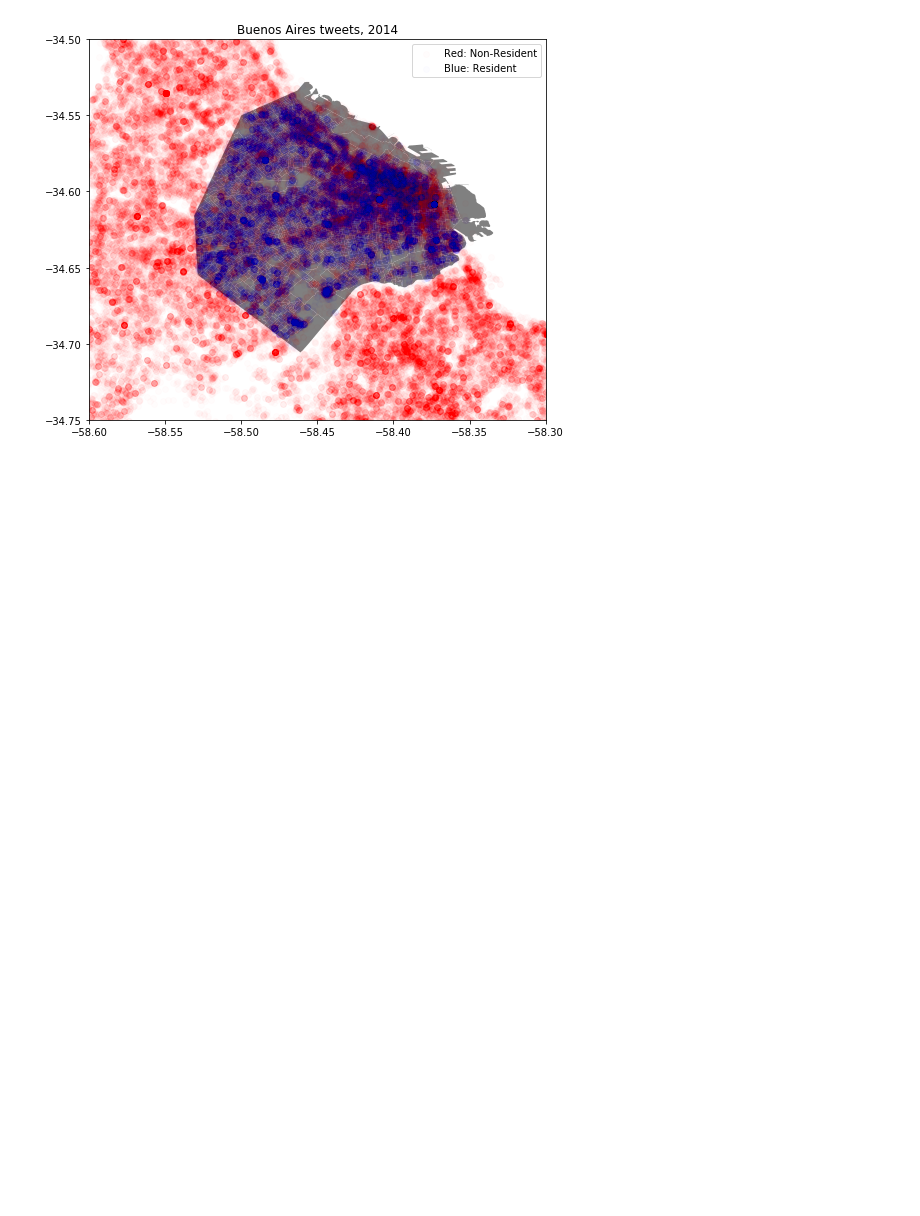
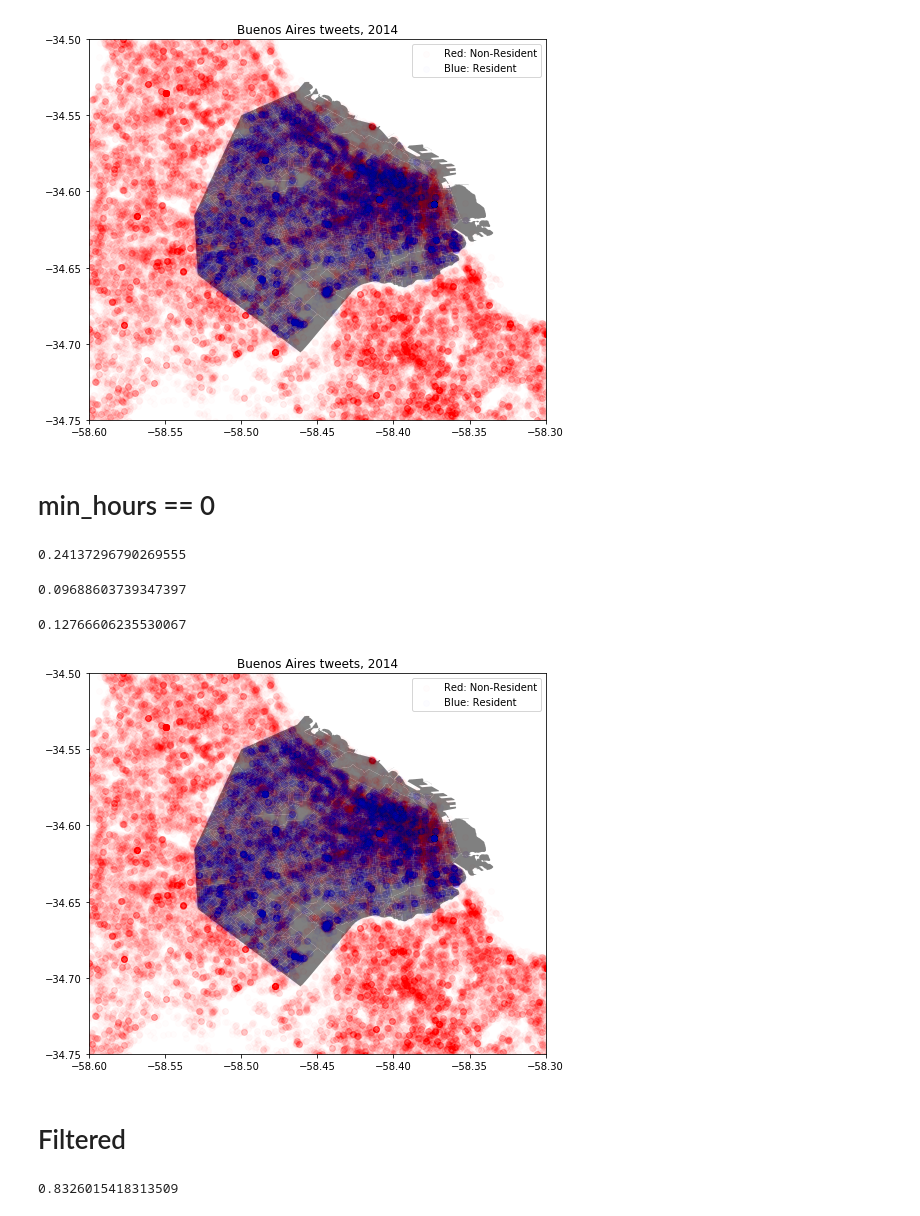
Before and after one commit to cci-ucb/twitter-and-displacement, a Jupyter notebook: 02_analysis/notebooks/ba_2014.ipynb, the cells around one changed output. Cells and saved outputs as stored; diff of their text form; code cells hidden in the pictures; blank space fills up the shorter version.

```diff
--- a/02_analysis/notebooks/ba_2014.ipynb
+++ b/02_analysis/notebooks/ba_2014.ipynb
@@ -80,3 +80,44 @@ plt.axis([-58.6, -58.3, -34.75, -34.5])
 plt.title('Buenos Aires tweets, 2014');
 # %% [output]
 [figure]
+# %% [markdown]
+# min_hours == 0
+# %%
+# Save data for easy loading in future
+# with open('../data/ba14_home.pkl.', 'wb') as file:
+#     pickle.dump(ba14_filtered, file, protocol=4)
+with open('../data/ba14_home.pkl', 'rb') as file:
+    ba14_filtered = pickle.load(file)
+
+ba14_filtered['home'] = assign_home_location(ba14_filtered, tract='codigo', min_hours=0)
+ba14_filtered['is_home'] = ba14_filtered['home'] == ba14_filtered['codigo']
+# %%
+# How many of the filtered tweets have a home assignment?
+print((~ba14_filtered['home'].isnull()).mean())
+# %% [output]
+0.24137296790269555
+# %%
+# Ratio of users that have home location
+ba14_filtered.groupby(['u_id']).first()['is_home'].mean()
+# %% [output]
+0.09688603739347397
+# %%
+# Ratio of filtered 2014 tweets in which tweet was made from home tract
+ba14_filtered['is_home'].mean()
+# %% [output]
+0.12766606235530067
+# %%
+### Plot 0.5% of 2014 tweets
+# Blue tweets: Resident
+# Red tweets: Non-resident
+# Gray (barely visible beneath the blue): Buenos Aires shapefile
+fig, ax = plt.subplots(figsize=(10, 7))
+ba_shapefiles['geometry'].plot(ax=ax, color='gray')
+smpl = ba14_filtered.sample(frac=0.005, random_state=42)
+smpl[~smpl['is_home']].plot(ax=ax, marker='o', color='red', alpha=0.01, label='Red: Non-Resident')
+smpl[smpl['is_home']].plot(ax=ax, marker='o', color='blue', alpha=0.01, label='Blue: Resident')
+plt.legend()
+plt.axis([-58.6, -58.3, -34.75, -34.5])
+plt.title('Buenos Aires tweets, 2014');
+# %% [output]
+[figure, added]
@@ -82,0 +132,2 @@ plt.title('Buenos Aires tweets, 2014');
+# %% [markdown]
+# Filtered
@@ -82,0 +143,5 @@ plt.title('Buenos Aires tweets, 2014');
+# %%
+# How many of the filtered tweets have a home assignment?
+print((~ba14_filtered.loc[~ba14_filtered['codigo'].isnull(), 'home'].isnull()).mean())
+# %% [output]
+0.8326015418313509
```
Also changed, not shown: parts of 6 cells of this notebook, 3 other files.
